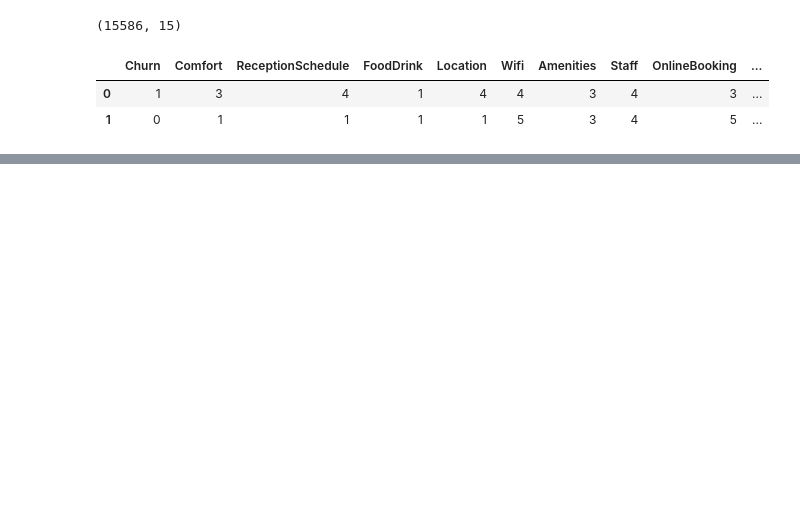
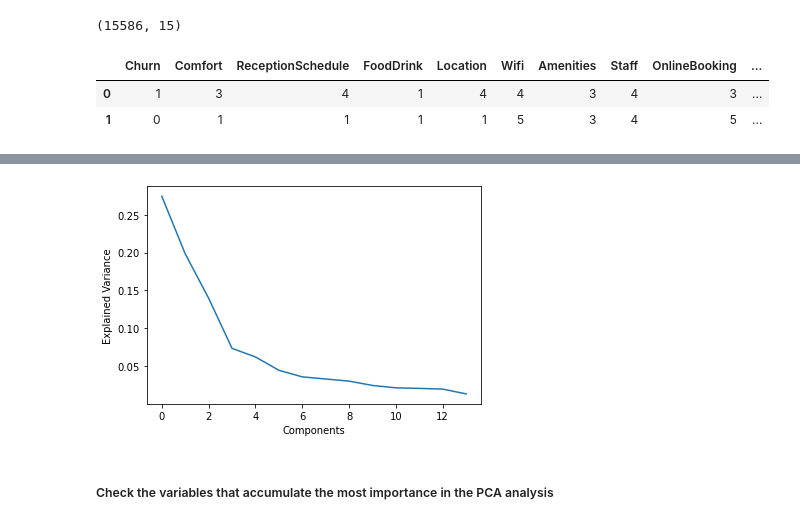
Before and after one commit to manelcbf/DSaML_Projects, a Jupyter notebook: Unsupervised_learning/202122_Cluster_Group07_Notebook.ipynb, the cells around one changed output, grey strips where cells are left out. Drawn from its saved outputs; the diff is of its cells as text; code cells hidden in the pictures; blank space fills up the shorter version.

```diff
--- a/Unsupervised_learning/202122_Cluster_Group07_Notebook.ipynb
+++ b/Unsupervised_learning/202122_Cluster_Group07_Notebook.ipynb
@@ -528,0 +499,9 @@ db_hotel_pca
+# %%
+plt.plot(pca.explained_variance_ratio_)
+plt.ylabel('Explained Variance')
+plt.xlabel('Components')
+plt.show()
+# %% [output]
+[figure, added]
+# %% [markdown]
+##### Check the variables that accumulate the most importance in the PCA analysis
```
Also changed, not shown: parts of 30 cells of this notebook.
